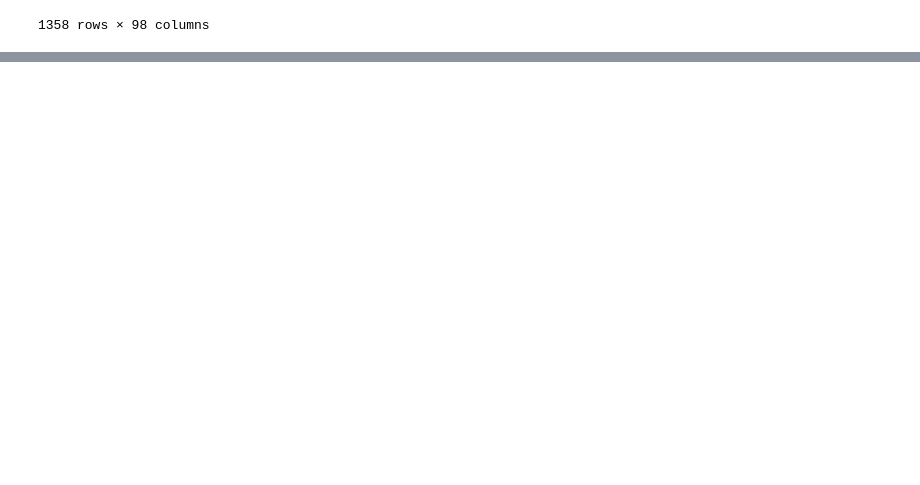
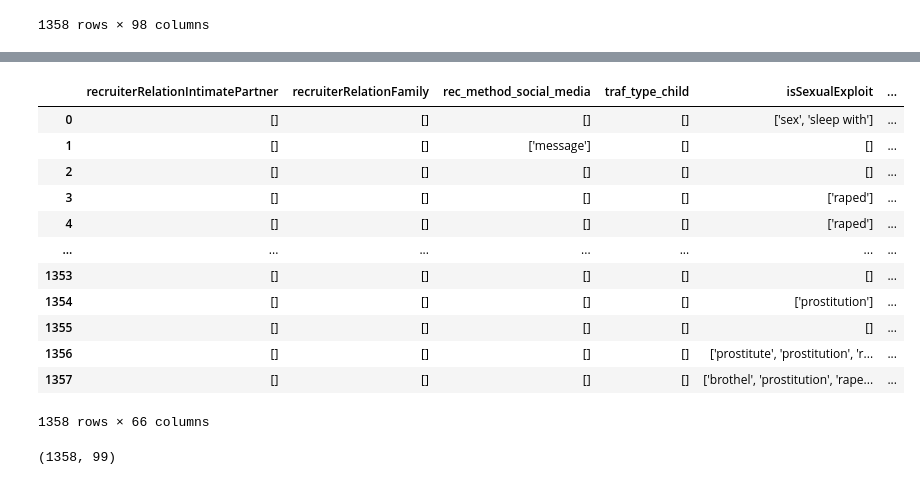
Before and after one commit to lampu98/ht_project, a Jupyter notebook: notebooks/dataframe_with_url_theme_dateslaveryfromto.ipynb, the cells around one changed output, grey strips where cells are left out. Cells and saved outputs as stored; diff of their text form; code cells hidden in the pictures; blank space fills up the shorter version.

```diff
--- a/notebooks/dataframe_with_url_theme_dateslaveryfromto.ipynb
+++ b/notebooks/dataframe_with_url_theme_dateslaveryfromto.ipynb
@@ -294,0 +335,22 @@ final.to_csv("htdf_25-11_11-49.csv")
+# %%
+final2 = data.merge(money, how='inner', right_index=True, left_index=True)
+# %%
+final2.iloc[:,33:]
+# %% [output]
+|  | recruiterRelationIntimatePartner | recruiterRelationFamily | rec_method_social_media | traf_type_child | isSexualExploit | ... |
+| 0 | [] | [] | [] | [] | ['sex', 'sleep with'] | ... |
+| 1 | [] | [] | ['message'] | [] | [] | ... |
+| 2 | [] | [] | [] | [] | [] | ... |
+| 3 | [] | [] | [] | [] | ['raped'] | ... |
+| 4 | [] | [] | [] | [] | ['raped'] | ... |
+| ... | ... | ... | ... | ... | ... | ... |
+| 1353 | [] | [] | [] | [] | [] | ... |
+| 1354 | [] | [] | [] | [] | ['prostitution'] | ... |
+| 1355 | [] | [] | [] | [] | [] | ... |
+| 1356 | [] | [] | [] | [] | ['prostitute', 'prostitution', 'r... | ... |
+| 1357 | [] | [] | [] | [] | ['brothel', 'prostitution', 'rape... | ... |
+1358 rows × 66 columns
+# %%
+final2.shape
+# %% [output]
+(1358, 99)
```
Also changed, not shown: parts of 6 cells of this notebook, 1 other file.
